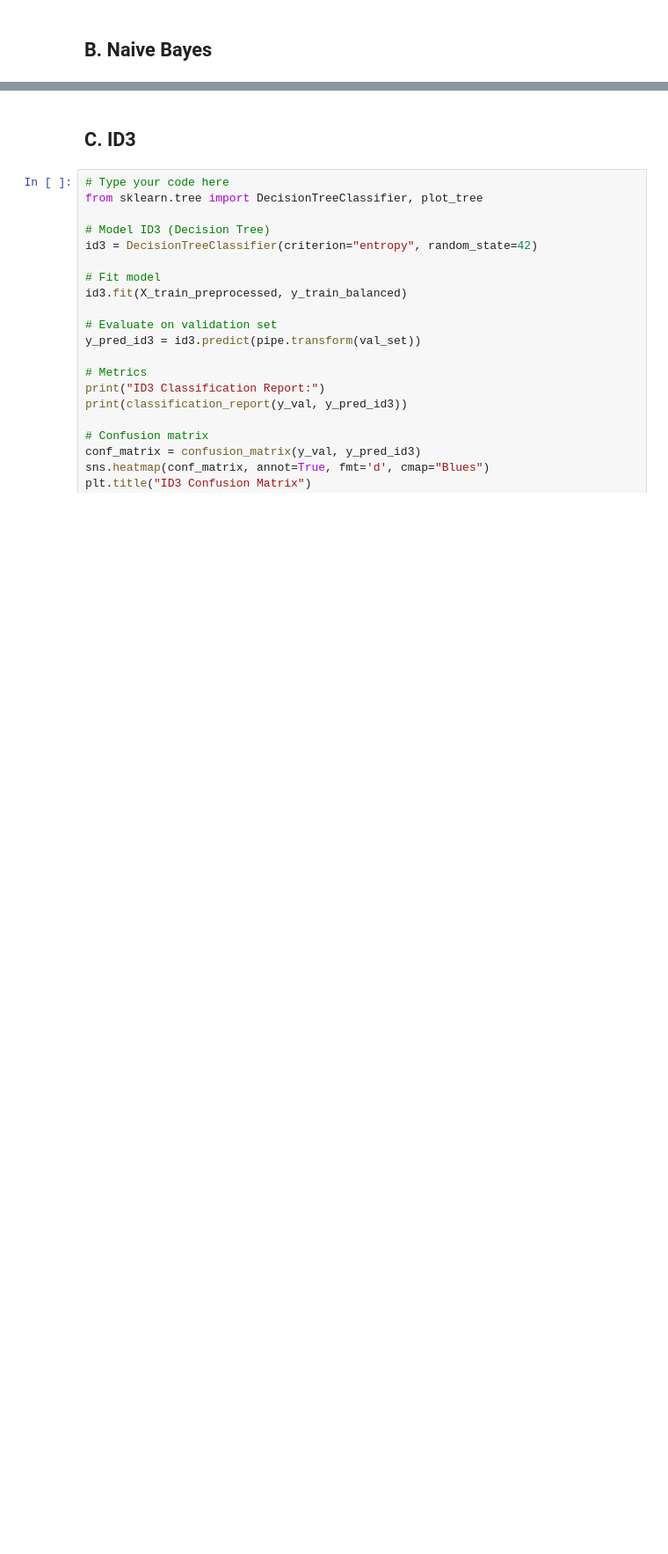
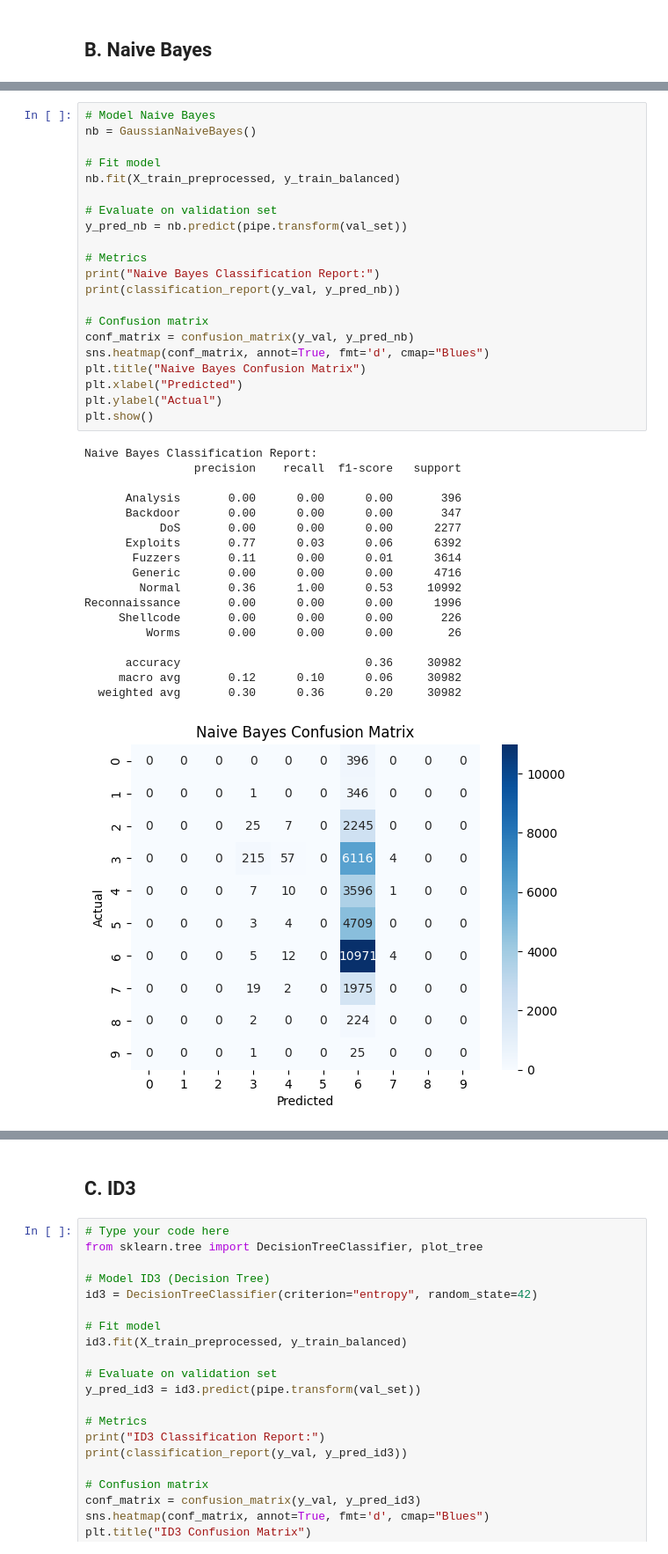
Before and after one commit to zultopia/Tubes2-IF3170-Kelompok10, a Jupyter notebook: src/IF3170 Artificial Intelligence _ Tugas Besar 2 Notebook Template.ipynb, the cells around one changed output, grey strips where cells are left out. Shown at 88% size. Saved outputs shown, nothing was run; the diff lists cells and outputs as text; blank space fills up the shorter version.

```diff
--- a/src/IF3170 Artificial Intelligence _ Tugas Besar 2 Notebook Template.ipynb
+++ b/src/IF3170 Artificial Intelligence _ Tugas Besar 2 Notebook Template.ipynb
@@ -750,3 +864,43 @@ Reconnaissance       0.49      0.37      0.42      2098
+# %%
+# Model Naive Bayes
+nb = GaussianNaiveBayes()
+
+# Fit model
+nb.fit(X_train_preprocessed, y_train_balanced)
+
+# Evaluate on validation set
+y_pred_nb = nb.predict(pipe.transform(val_set))
+
+# Metrics
+print("Naive Bayes Classification Report:")
+print(classification_report(y_val, y_pred_nb))
+
+# Confusion matrix
+conf_matrix = confusion_matrix(y_val, y_pred_nb)
+sns.heatmap(conf_matrix, annot=True, fmt='d', cmap="Blues")
+plt.title("Naive Bayes Confusion Matrix")
+plt.xlabel("Predicted")
+plt.ylabel("Actual")
+plt.show()
+# %% [output]
+Naive Bayes Classification Report:
+                precision    recall  f1-score   support
+
+      Analysis       0.00      0.00      0.00       396
+      Backdoor       0.00      0.00      0.00       347
+           DoS       0.00      0.00      0.00      2277
+      Exploits       0.77      0.03      0.06      6392
+       Fuzzers       0.11      0.00      0.01      3614
+       Generic       0.00      0.00      0.00      4716
+        Normal       0.36      1.00      0.53     10992
+Reconnaissance       0.00      0.00      0.00      1996
+     Shellcode       0.00      0.00      0.00       226
+         Worms       0.00      0.00      0.00        26
+
+      accuracy                           0.36     30982
+     macro avg       0.12      0.10      0.06     30982
+  weighted avg       0.30      0.36      0.20     30982
+[figure, added]
 # %%
 # Type your code here
 from sklearn.naive_bayes import GaussianNB
```
Also changed, not shown: parts of 3 cells of this notebook.
